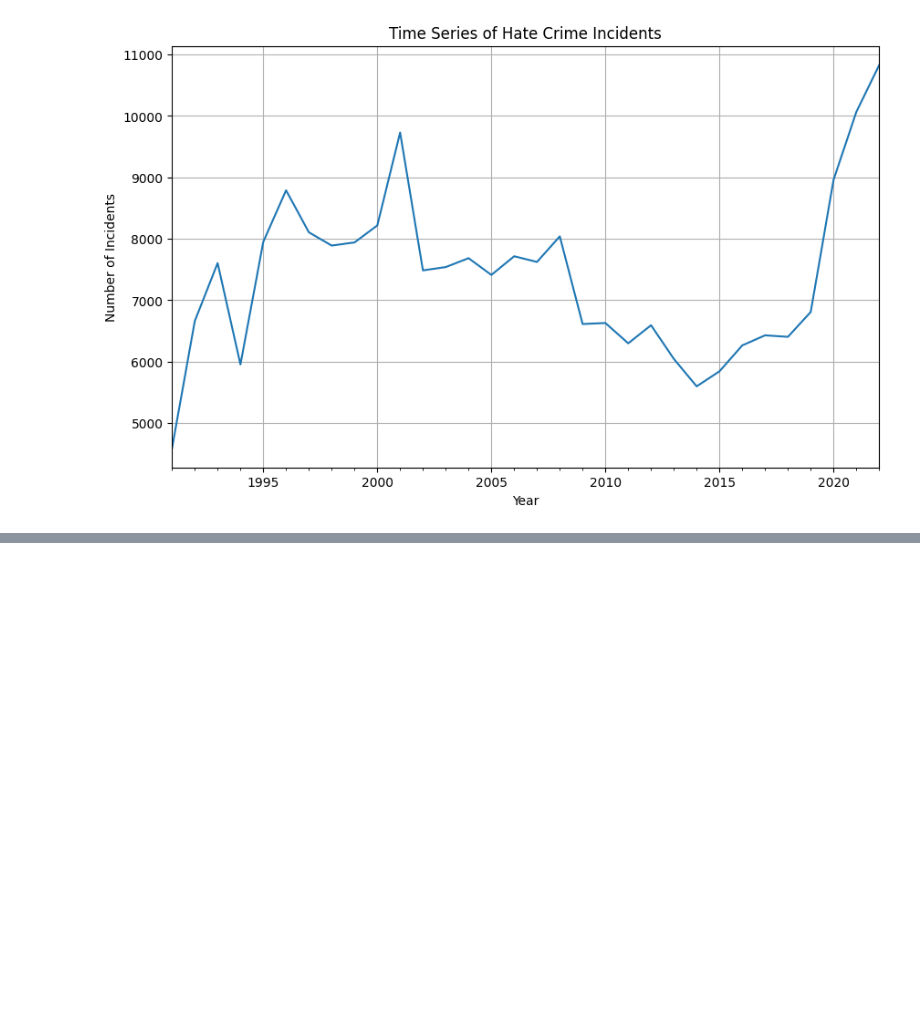
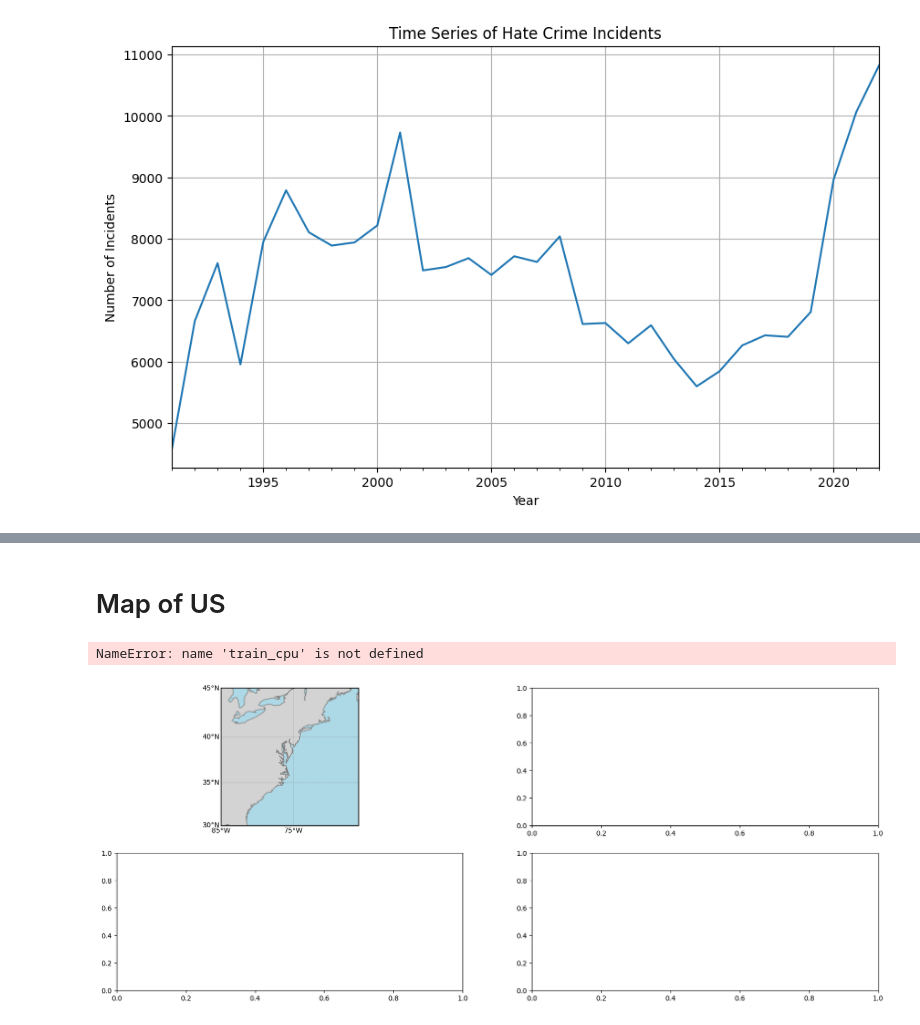
Before and after one commit to UWI-Zess/COMP6940-Project, a Jupyter notebook: main.ipynb, the cells around one changed output, grey strips where cells are left out. Cells and saved outputs as stored; diff of their text form; code cells hidden in the pictures; blank space fills up the shorter version.

```diff
--- a/main.ipynb
+++ b/main.ipynb
@@ -524,0 +599,64 @@ plt.show()
+# %% [markdown]
+# Map of US
+# %%
+import time as tm
+import matplotlib.pyplot as plt
+from mpl_toolkits.basemap import Basemap
+import seaborn as sns
+
+# Eda cpu start time
+eda_cpu_start = tm.time()
+
+# Cpu plots
+fig, axes = plt.subplots(2, 2, figsize=(20, 8))
+
+# First subplot
+ax1 = axes[0,0]
+m1 = Basemap(projection='merc', llcrnrlat=30, urcrnrlat=45, llcrnrlon=-85, urcrnrlon=-66, resolution='l', ax=ax1)
+m1.drawparallels(range(25,51,5), labels=[1,0,0,0], color='gray', linewidth=0.5, ax=ax1)
+m1.drawmeridians(range(-125,-65,10), labels=[0,0,0,1], color='gray', linewidth=0.5, ax=ax1)
+m1.drawcoastlines(color='gray', linewidth=1)
+m1.fillcontinents(color='lightgray', lake_color='lightblue')
+m1.drawmapboundary(fill_color='lightblue')
+m1.scatter(train_cpu['pickup_longitude'], train_cpu['pickup_latitude'], latlon=True, s=1, c='b', alpha=0.4, ax=ax1)
+ax1.set_title("Pickup Locations (Train data) - USA")# Second subplot
+ax2 = axes[0,1]
+m2 = Basemap(projection='merc', llcrnrlat=30, urcrnrlat=45, llcrnrlon=-85, urcrnrlon=-66, resolution='l', ax=ax2)
+m2.drawparallels(range(25,51,5), labels=[1,0,0,0], color='gray', linewidth=0.5, ax=ax2)
+m2.drawmeridians(range(-125,-65,10), labels=[0,0,0,1], color='gray', linewidth=0.5, ax=ax2)
+m2.drawcoastlines(color='gray', linewidth=1)
+m2.fillcontinents(color='lightgray', lake_color='lightblue')
+m2.drawmapboundary(fill_color='lightblue')
+m2.scatter(train_cpu['dropoff_longitude'], train_cpu['dropoff_latitude'], latlon=True, s=10, c='r', alpha=0.6, ax=ax2)
+ax2.set_title("Drop Off Locations (Train data) - USA")
+
+# Third subplot
+ax1 = axes[1,0]
+m1 = Basemap(projection='merc', llcrnrlat=30, urcrnrlat=45, llcrnrlon=-85, urcrnrlon=-66, resolution='l', ax=ax1)
+m1.drawparallels(range(25,51,5), labels=[1,0,0,0], color='gray', linewidth=0.5, ax=ax1)
+m1.drawmeridians(range(-125,-65,10), labels=[0,0,0,1], color='gray', linewidth=0.5, ax=ax1)
+m1.drawcoastlines(color='gray', linewidth=1)
+m1.fillcontinents(color='lightgray', lake_color='lightblue')
+m1.drawmapboundary(fill_color='lightblue')
+m1.scatter(test_cpu['pickup_longitude'], test_cpu['pickup_latitude'], latlon=True, s=1, c='b', alpha=0.4, ax=ax1)
+ax1.set_title("Pickup Locations (Test data) - USA")
+
+# fourth subplot
+ax2 = axes[1,1]
+m2 = Basemap(projection='merc', llcrnrlat=30, urcrnrlat=45, llcrnrlon=-85, urcrnrlon=-66, resolution='l', ax=ax2)
+m2.drawparallels(range(25,51,5), labels=[1,0,0,0], color='gray', linewidth=0.5, ax=ax2)
+m2.drawmeridians(range(-125,-65,10), labels=[0,0,0,1], color='gray', linewidth=0.5, ax=ax2)
+m2.drawcoastlines(color='gray', linewidth=1)
+m2.fillcontinents(color='lightgray', lake_color='lightblue')
+m2.drawmapboundary(fill_color='lightblue')
+m2.scatter(test_cpu['dropoff_longitude'], test_cpu['dropoff_latitude'], latlon=True, s=10, c='r', alpha=0.6, ax=ax2)
+ax2.set_title("Drop Off Locations (Test data) - USA")
+
+plt.tight_layout()
+plt.show()
+
+# Eda cpu end time
+eda_cpu_end = tm.time()
+# %% [output]
+NameError: name 'train_cpu' is not defined
+[figure, added]
```
Also changed, not shown: parts of 7 cells of this notebook.
